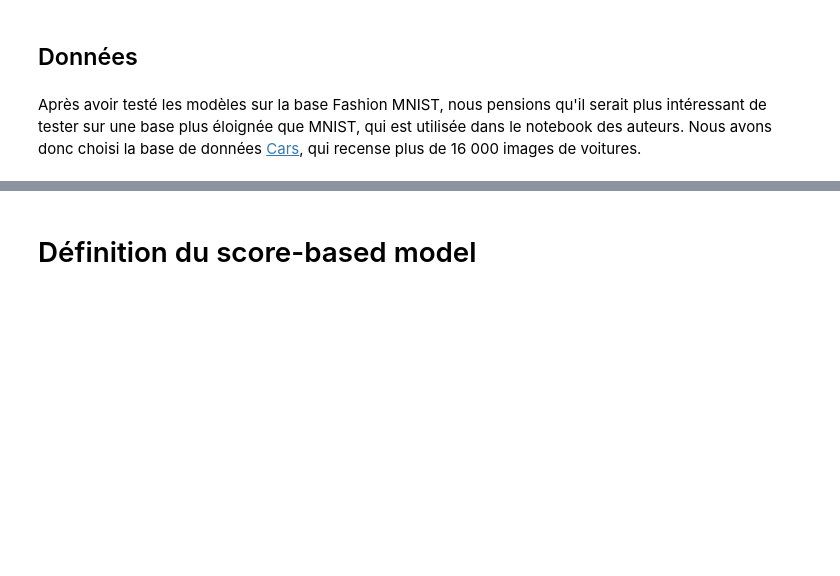
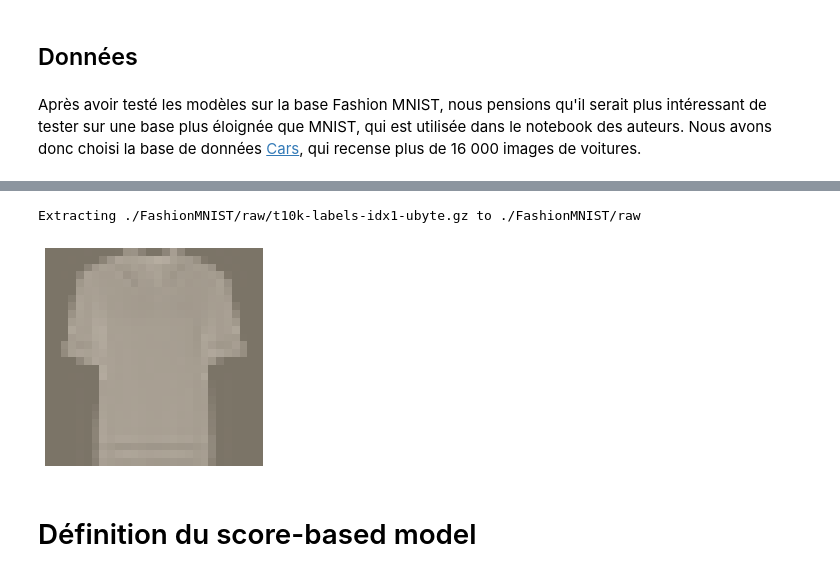
Before and after one commit to ydecoster/Deep_Learning_ENSAE_2022, a Jupyter notebook: notebook_DL.ipynb, the cells around one changed output, grey strips where cells are left out. Drawn from its saved outputs; the diff is of its cells as text; code cells hidden in the pictures; blank space fills up the shorter version.

```diff
--- a/notebook_DL.ipynb
+++ b/notebook_DL.ipynb
@@ -112,0 +132,10 @@ AttributeError: ignored
+# %%
+batch_size =  32 #@param {'type':'integer'}
+
+dataset = FashionMNIST('.', train=True, transform=transforms.ToTensor(), download=True)
+data_loader = DataLoader(dataset, batch_size=batch_size, shuffle=True, num_workers=4)
+
+image, label = next(iter(data_loader))
+helper.imshow(image[0,:])
+plt.show()
+# %% [output]
@@ -113,3 +156,5 @@ AttributeError: ignored
+Extracting ./FashionMNIST/raw/t10k-labels-idx1-ubyte.gz to ./FashionMNIST/raw
+[figure, added]
 # %% [markdown]
 # Définition du score-based model
 # %%
```
Also changed, not shown: parts of 20 cells of this notebook.
